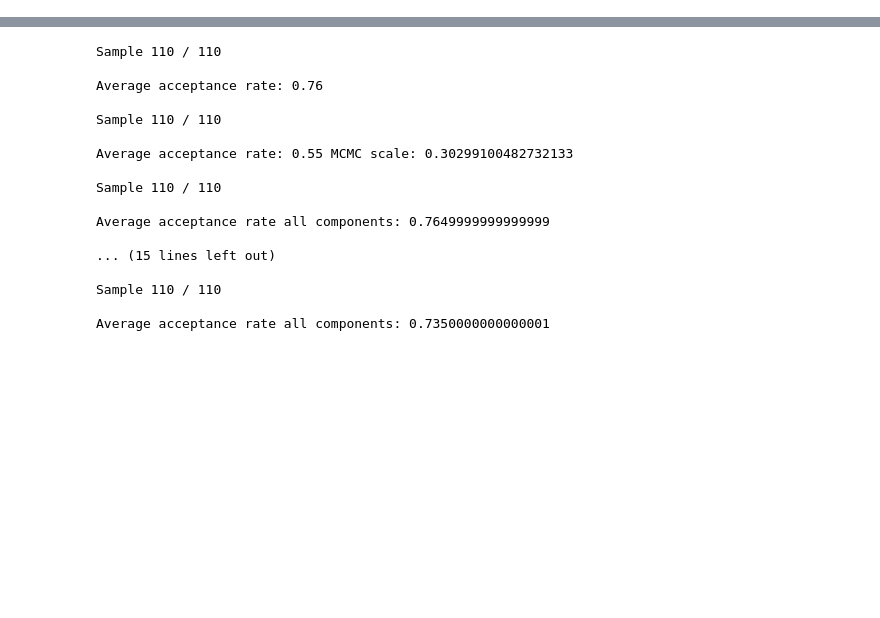
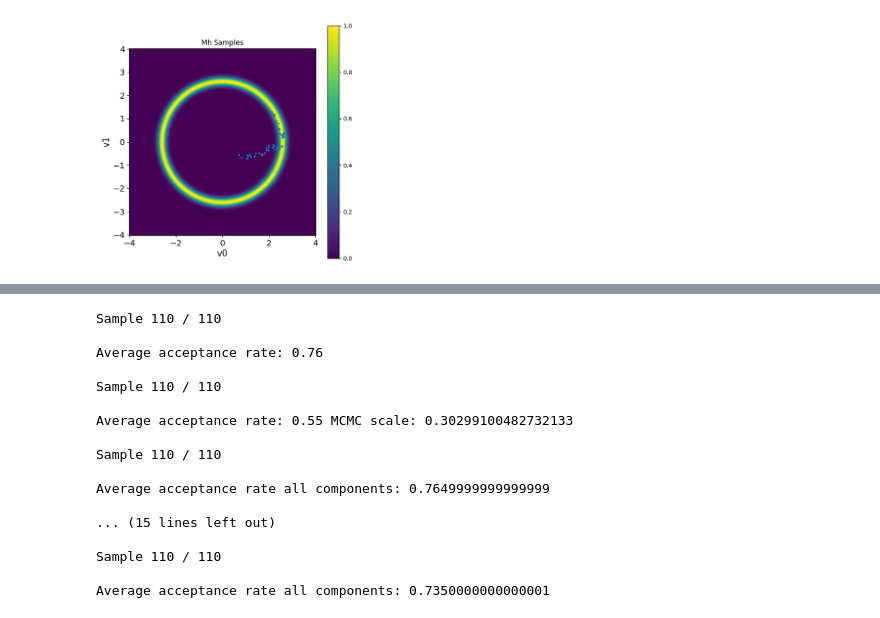
Before and after one commit to CUQI-DTU/CUQIpy-Benchmarks, a Jupyter notebook: sandbox/testing.ipynb, the cells around one changed output, grey strips where cells are left out. Cells and saved outputs as stored; diff of their text form; code cells hidden in the pictures; blank space fills up the shorter version.

```diff
--- a/sandbox/testing.ipynb
+++ b/sandbox/testing.ipynb
@@ -77,3 +117,7 @@ df
+# %%
+x = sampler.create_plt()
+# %% [output]
+[figure, added]
 # %%
 df["MH"]
 # %% [output]
```
Also changed, not shown: parts of 16 cells of this notebook, 9 other files.
